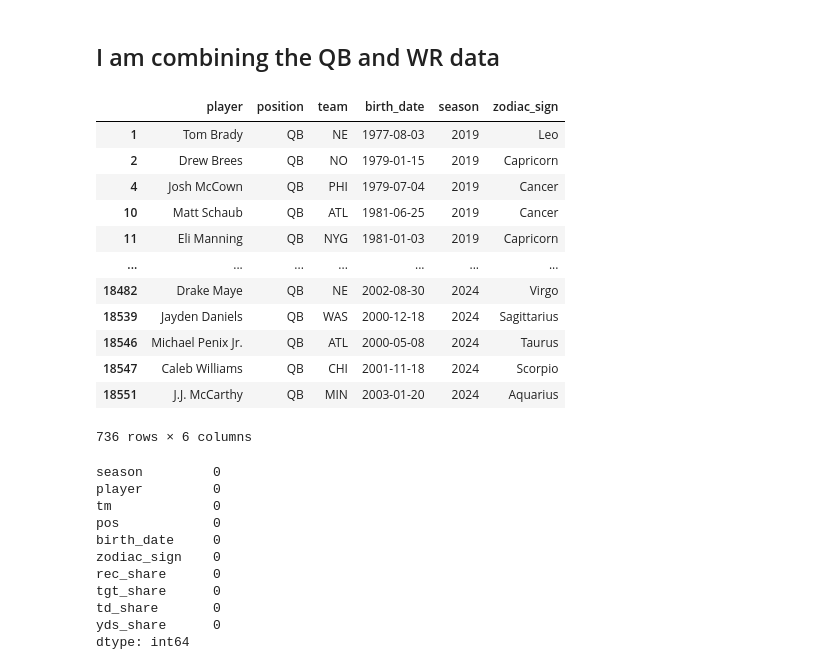
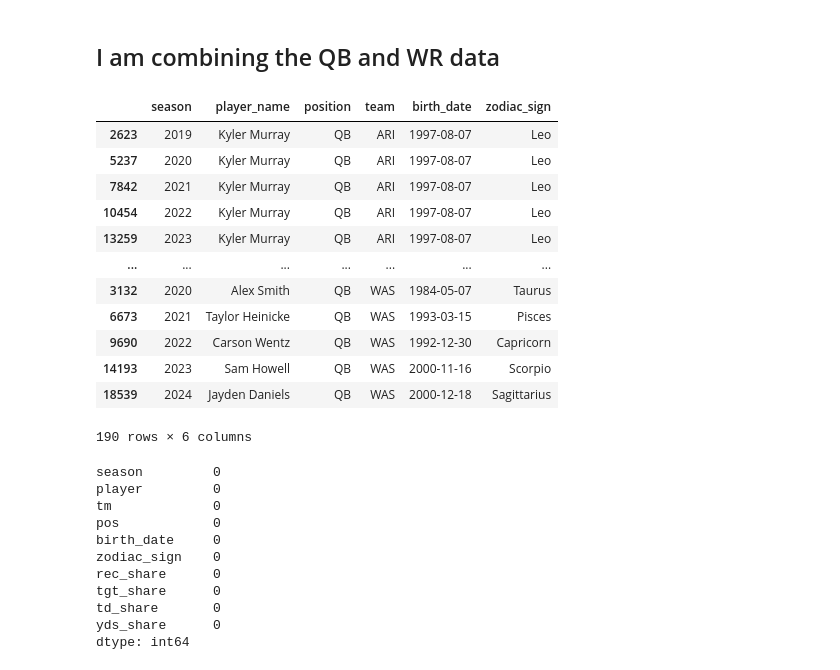
Before and after one commit to connor-pickett/2025_FinalProject_Ctrl-Alt-Defeat, a Jupyter notebook: Master_Code.ipynb, the cells around one changed output. Cells and saved outputs as stored; diff of their text form; code cells hidden in the pictures.

Commit message:
Updated Kenadi Code and Master Code with clean QB data and made zodiac_final

```diff
--- a/Master_Code.ipynb
+++ b/Master_Code.ipynb
@@ -110,7 +110,7 @@ Make WR and QB list and their horoscopes
 def get_player_list(position):
     rost = nfl.import_seasonal_rosters([2019, 2020, 2021, 2022, 2023, 2024])
     filtered = rost[rost["position"] == position]
-    return filtered[["player_name", "position", "team", "birth_date"]]
+    return filtered[["season","player_name", "position", "team", "birth_date"]]
 # %%
 get_player_list("WR")
 get_player_list("QB")
@@ -228,0 +203,12 @@ dtype: int64
+# %%
+QB= get_player_list("QB")
+
+def keep_1_QB(QB, sea=2019, tm="PHI", name="Carson Wentz"):
+    QB = QB[~((QB["season"] == sea) & (QB["team"] == tm) & (QB["player_name"] != name))]
+    return QB
+
+# Test the function with different seasons, without creating new datasets
+QB = keep_1_QB(QB, sea=2019, tm="PHI", name="Carson Wentz")  # For 2019 season
+QB = keep_1_QB(QB, sea=2020, tm="PHI", name="Carson Wentz")  # For 2020 season
+
+QB[QB["team"] == "PHI"] # test
@@ -228,0 +567,8 @@ dtype: int64
+# %%
+star_sign_QB =[]
+for i in QB["birth_date"]: #find zodiac signs again including new birth dates
+    zodiacs= get_zodiac_sign(i)
+    star_sign_QB.append(zodiacs)
+
+QB["zodiac_sign"] = star_sign_QB #put new signs into data set
+QB.isna().sum() #check to make sure Lee Smith has no NA
@@ -560,21 +930,21 @@ dtype: int64
 # %% [markdown]
 ## I am combining the QB and WR data
 # %%
-qb_df
+QB
 # %% [output]
-|  | player | position | team | birth_date | season | zodiac_sign |
-| 1 | Tom Brady | QB | NE | 1977-08-03 | 2019 | Leo |
-| 2 | Drew Brees | QB | NO | 1979-01-15 | 2019 | Capricorn |
-| 4 | Josh McCown | QB | PHI | 1979-07-04 | 2019 | Cancer |
-| 10 | Matt Schaub | QB | ATL | 1981-06-25 | 2019 | Cancer |
-| 11 | Eli Manning | QB | NYG | 1981-01-03 | 2019 | Capricorn |
+|  | season | player_name | position | team | birth_date | zodiac_sign |
+| 2623 | 2019 | Kyler Murray | QB | ARI | 1997-08-07 | Leo |
+| 5237 | 2020 | Kyler Murray | QB | ARI | 1997-08-07 | Leo |
+| 7842 | 2021 | Kyler Murray | QB | ARI | 1997-08-07 | Leo |
+| 10454 | 2022 | Kyler Murray | QB | ARI | 1997-08-07 | Leo |
+| 13259 | 2023 | Kyler Murray | QB | ARI | 1997-08-07 | Leo |
 | ... | ... | ... | ... | ... | ... | ... |
-| 18482 | Drake Maye | QB | NE | 2002-08-30 | 2024 | Virgo |
-| 18539 | Jayden Daniels | QB | WAS | 2000-12-18 | 2024 | Sagittarius |
-| 18546 | Michael Penix Jr. | QB | ATL | 2000-05-08 | 2024 | Taurus |
-| 18547 | Caleb Williams | QB | CHI | 2001-11-18 | 2024 | Scorpio |
-| 18551 | J.J. McCarthy | QB | MIN | 2003-01-20 | 2024 | Aquarius |
+| 3132 | 2020 | Alex Smith | QB | WAS | 1984-05-07 | Taurus |
+| 6673 | 2021 | Taylor Heinicke | QB | WAS | 1993-03-15 | Pisces |
+| 9690 | 2022 | Carson Wentz | QB | WAS | 1992-12-30 | Capricorn |
+| 14193 | 2023 | Sam Howell | QB | WAS | 2000-11-16 | Scorpio |
+| 18539 | 2024 | Jayden Daniels | QB | WAS | 2000-12-18 | Sagittarius |
-736 rows × 6 columns
+190 rows × 6 columns
 # %%
 combined_WR.isna().sum()
 # %% [output]
```
Also changed, not shown: parts of 20 cells of this notebook, 1 other file.
